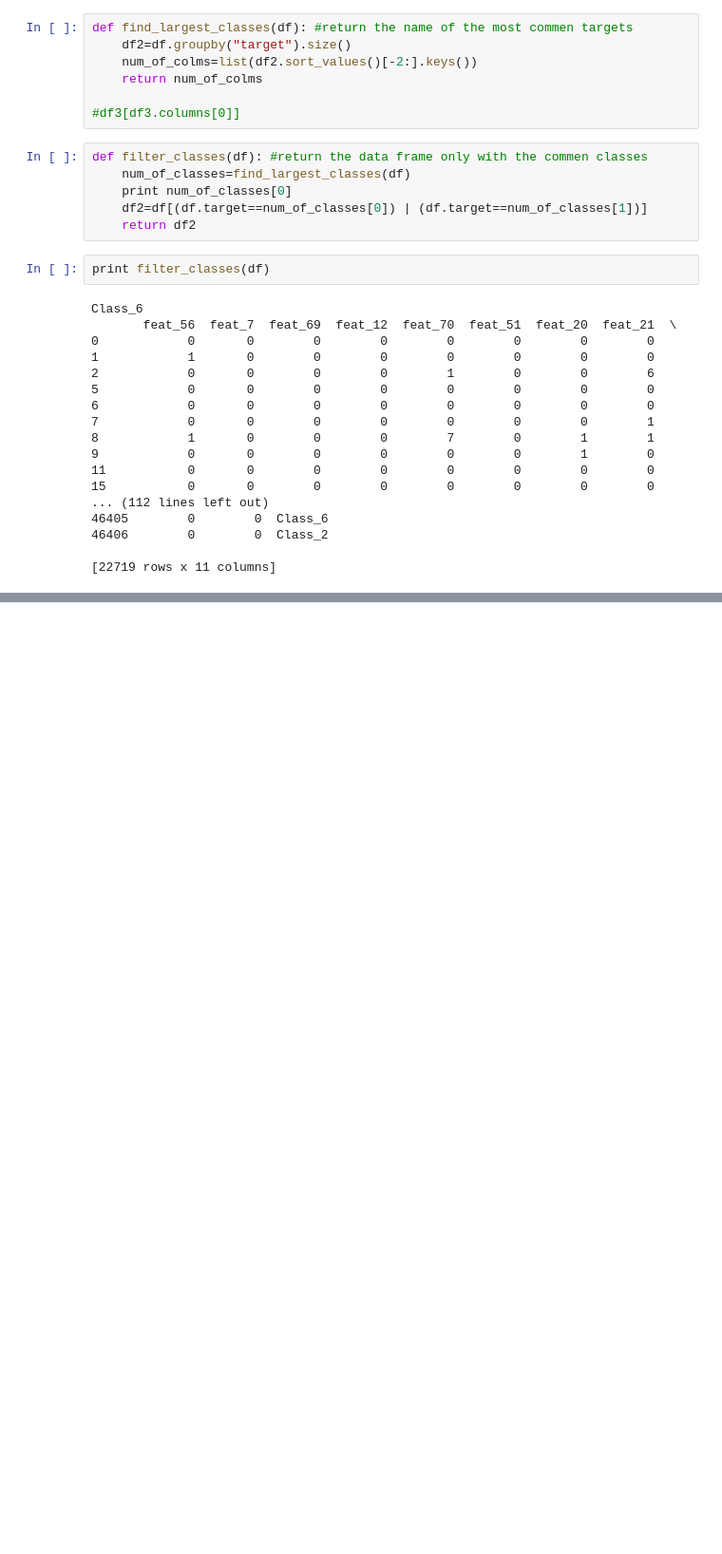
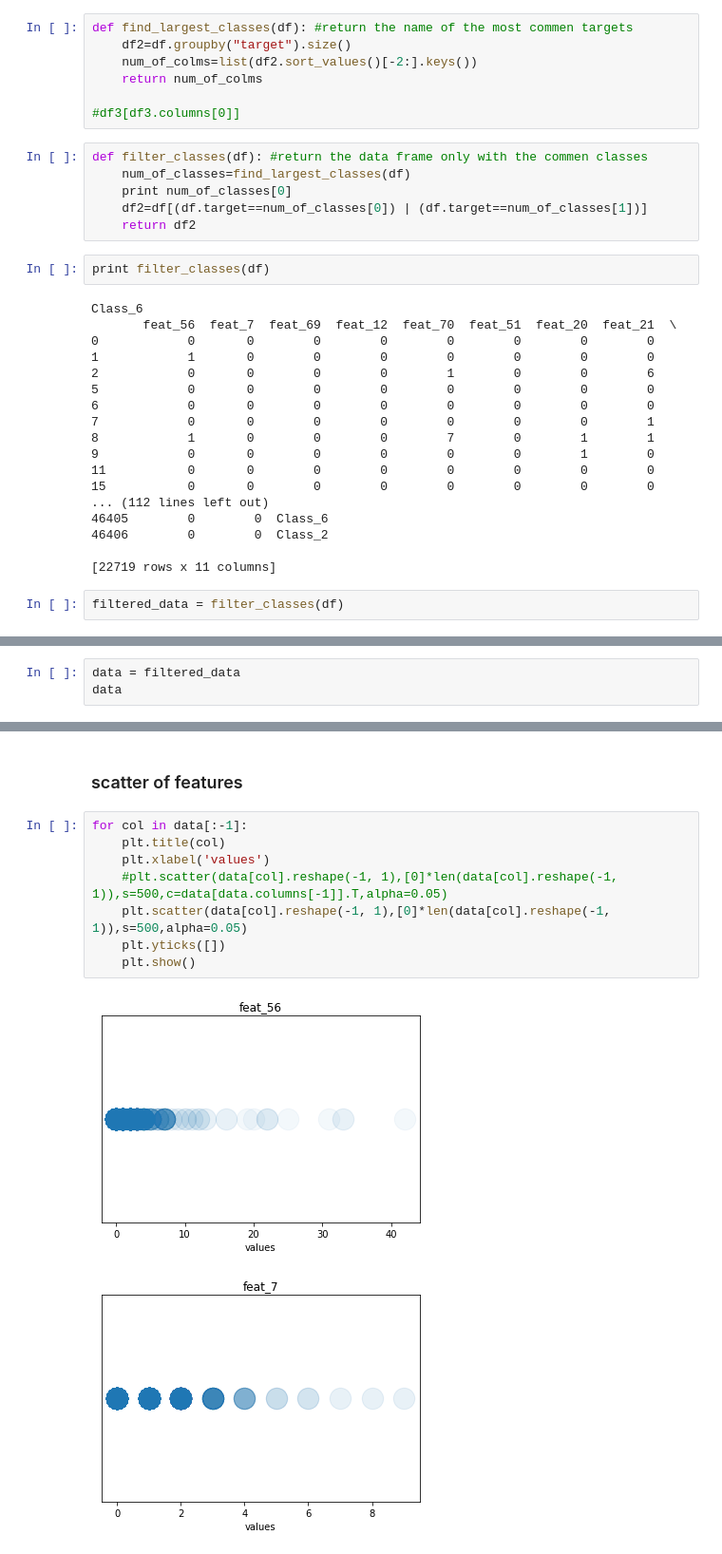
Before and after one commit to eeddaann/data-mining-project, a Jupyter notebook: Untitled.ipynb, the cells around one changed output, grey strips where cells are left out. Shown at 95% size. Saved outputs shown, nothing was run; the diff lists cells and outputs as text; blank space fills up the shorter version.

Commit message:
Add scatter

```diff
--- a/Untitled.ipynb
+++ b/Untitled.ipynb
@@ -35,3 +39,5 @@ Class_6
 46406        0        0  Class_2
 
 [22719 rows x 11 columns]
+# %%
+filtered_data = filter_classes(df)
@@ -37,0 +48,3 @@ Class_6
+# %%
+data = filtered_data
+data
@@ -37,0 +70,13 @@ Class_6
+# %% [markdown]
+### scatter of features
+# %%
+for col in data[:-1]:
+    plt.title(col)
+    plt.xlabel('values')
+    #plt.scatter(data[col].reshape(-1, 1),[0]*len(data[col].reshape(-1, 1)),s=500,c=data[data.columns[-1]].T,alpha=0.05)
+    plt.scatter(data[col].reshape(-1, 1),[0]*len(data[col].reshape(-1, 1)),s=500,alpha=0.05)
+    plt.yticks([])
+    plt.show()
+# %% [output]
+[figure, added]
+[figure, added]
```
Also changed, not shown: parts of 6 cells of this notebook.
